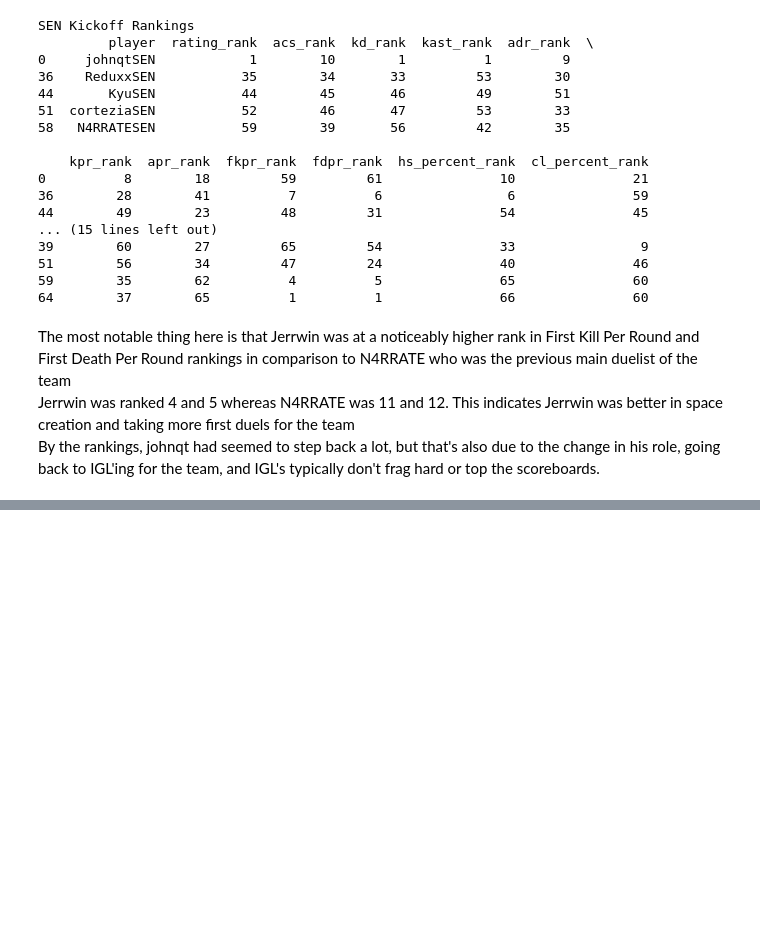
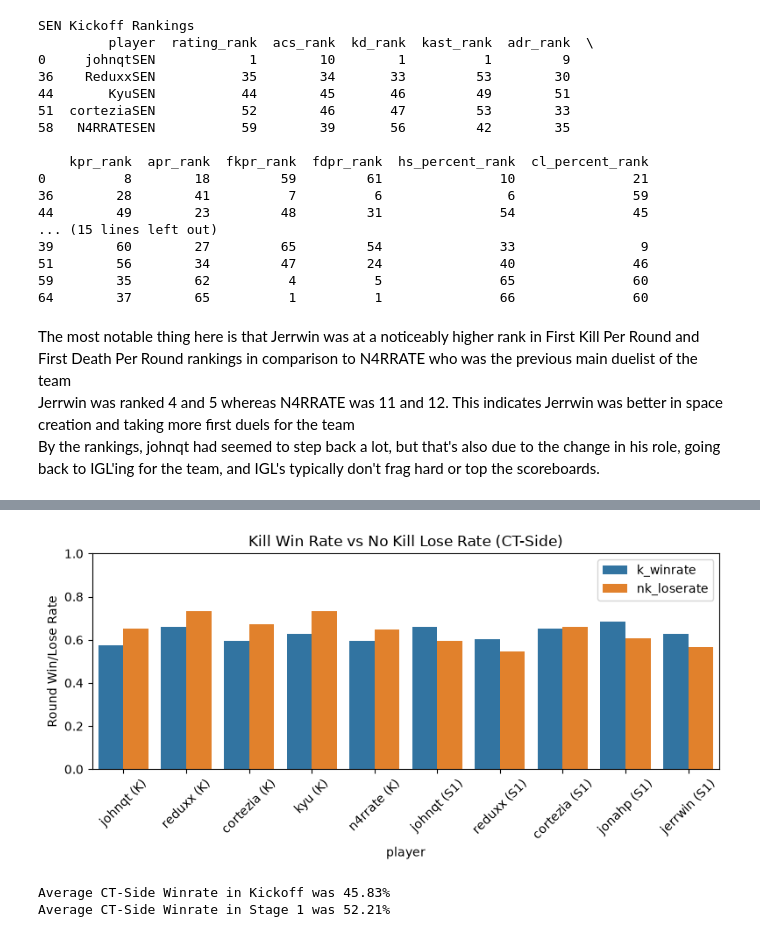
Before and after one commit to reeantran/sentinels_data_analysis, a Jupyter notebook: analysis.ipynb, the cells around one changed output, grey strips where cells are left out. Drawn from its saved outputs; the diff is of its cells as text; code cells hidden in the pictures; blank space fills up the shorter version.

```diff
--- a/analysis.ipynb
+++ b/analysis.ipynb
@@ -462,0 +613,74 @@ In Stage 1, the more impactful players in the Pistol rounds were johnqt, reduxx,
+# %%
+ct_side = vod_review_df[(vod_review_df['side'] == 'ct')]
+ct_side_k = ct_side[ct_side['event'] == 'amer_kickoff_2026']
+ct_side_s1 = ct_side[ct_side['event'] == 'amer_stage_1_2026']
+
+players_k = [
+    ('johnqt_k_pre', 'johnqt_k_post'),
+    ('reduxx_k_pre', 'reduxx_k_post'),
+    ('cortezia_k_pre', 'cortezia_k_post'),
+    ('kyu_k_pre', 'kyu_k_post'),
+    ('n4rrate_k_pre', 'n4rrate_k_post')
+]
+
+players_s1 = [
+    ('johnqt_k_pre', 'johnqt_k_post'),
+    ('reduxx_k_pre', 'reduxx_k_post'),
+    ('cortezia_k_pre', 'cortezia_k_post'),
+    ('jonahp_k_pre', 'jonahp_k_post'),
+    ('jerrwin_k_pre', 'jerrwin_k_post')
+]
+
+rows = []
+
+for pre_col, post_col in players_k:
+    kill_mask = ct_side_k[[pre_col, post_col]].ge(1).any(axis=1)
+    no_kill_mask = ct_side_k[[pre_col, post_col]].fillna(0).lt(1).all(axis=1)
+
+    rows.append({
+        'player': pre_col.replace('_k_pre', '') + ' (K)',
+        'k_winrate': ct_side_k.loc[kill_mask, 'round_win'].mean(),
+        'nk_loserate': 1 - ct_side_k.loc[no_kill_mask, 'round_win'].mean()
+    })
+
+for pre_col, post_col in players_s1:
+    kill_mask = ct_side_s1[[pre_col, post_col]].ge(1).any(axis=1) # masks out rounds where x player had at least one kill pre-/post-plant
+    no_kill_mask = ct_side_s1[[pre_col, post_col]].fillna(0).lt(1).all(axis=1) # masks out rounds where x player had no kills in both pre-/post-plant
+
+    rows.append({
+        'player': pre_col.replace('_k_pre', '') + ' (S1)',
+        'k_winrate': ct_side_s1.loc[kill_mask, 'round_win'].mean(),
+        'nk_loserate': 1 - ct_side_s1.loc[no_kill_mask, 'round_win'].mean()
+    })
+
+plot_df = pd.DataFrame(rows)
+
+plot_df_long = plot_df.melt(
+    id_vars='player',
+    value_vars=['k_winrate', 'nk_loserate'],
+    var_name='side',
+    value_name='rate'
+)
+
+plt.figure(figsize=(8, 4))
+sns.barplot(
+    data=plot_df_long,
+    x='player',
+    y='rate',
+    hue='side'
+)
+
+plt.ylabel('Round Win/Lose Rate')
+plt.title('Kill Win Rate vs No Kill Lose Rate (CT-Side)')
+plt.ylim(0, 1)
+plt.xticks(rotation=45)
+plt.legend(title='')
+plt.tight_layout()
+plt.show()
+
+print("Average CT-Side Winrate in Kickoff was " + str((ct_side_k['round_win'].mean() * 100).round(2)) + "%")
+print("Average CT-Side Winrate in Stage 1 was " + str((ct_side_s1['round_win'].mean() * 100).round(2)) + "%")
+# %% [output]
+[figure, added]
+Average CT-Side Winrate in Kickoff was 45.83%
+Average CT-Side Winrate in Stage 1 was 52.21%
```
Also changed, not shown: parts of 10 cells of this notebook, 3 other files.
